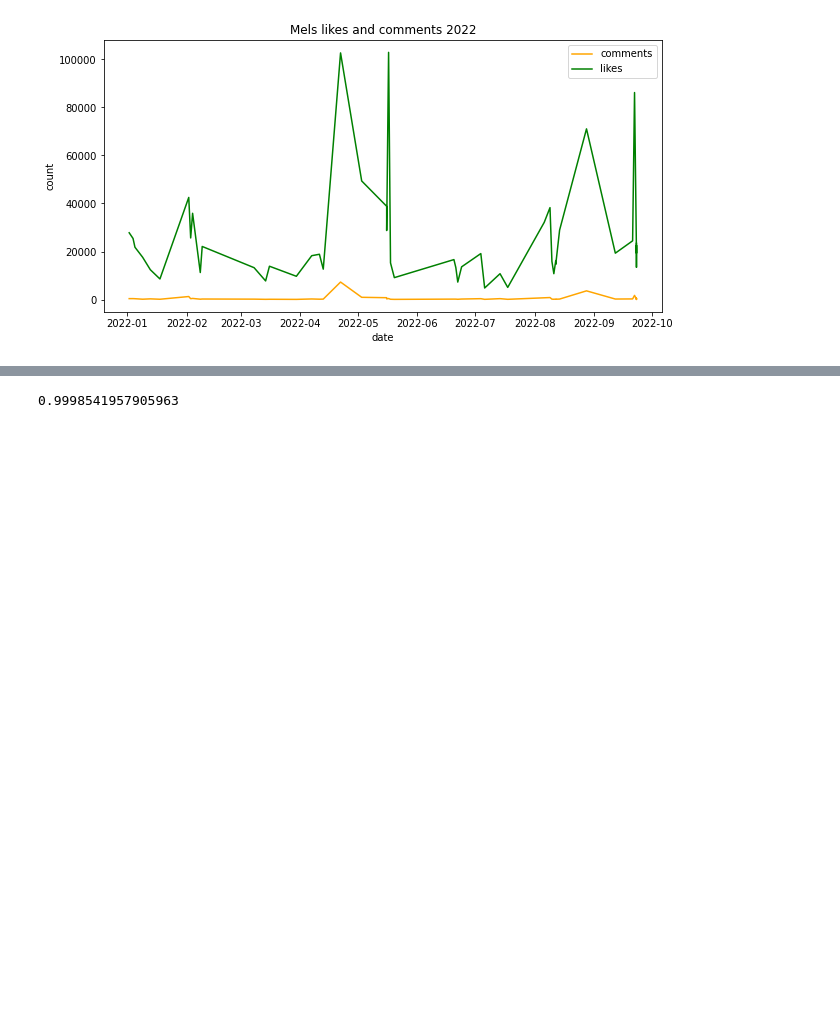
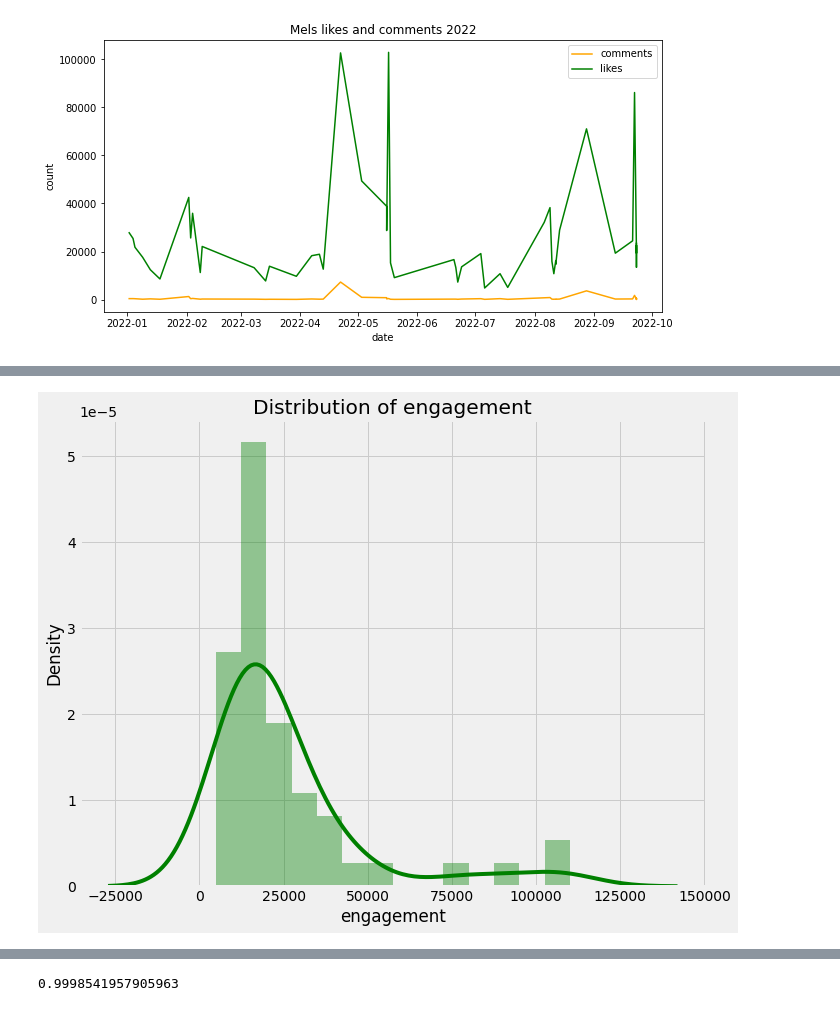
Before and after one commit to ifeomaaaa/influencer_analysis, a Jupyter notebook: MMMDI_reachprediction.ipynb, the cells around one changed output, grey strips where cells are left out. Saved outputs shown, nothing was run; the diff lists cells and outputs as text; code cells hidden in the pictures; blank space fills up the shorter version.

```diff
--- a/MMMDI_reachprediction.ipynb
+++ b/MMMDI_reachprediction.ipynb
@@ -229,3 +268,11 @@ df.head()
 | 46 | https://www.instagram.com/p/CYXRM... | It girl energy always ✨ | 338 | 21779 | Photo | 2022-01-05 | Wednesday | It girl energy always ✨ | [] | 22117 | ... |
 | 45 | https://www.instagram.com/p/CYg2r... | Good mood Melly 💚 | 131 | 17609 | Photo | 2022-01-09 | Sunday | Good mood Melly 💚 | [] | 17740 | ... |
 | 44 | https://www.instagram.com/p/CYq9C... | I’ve been getting my @renskincare... | 275 | 12410 | Photo | 2022-01-13 | Thursday | I’ve been getting my GLOW for yea... | [] | 12685 | ... |
+# %%
+plt.figure(figsize=(10, 8))
+plt.style.use('fivethirtyeight')
+plt.title("Distribution of engagement")
+sns.distplot(df['engagement'], color="green")
+plt.show()
+# %% [output]
+[figure, added]
```
Also changed, not shown: parts of 11 cells of this notebook.
